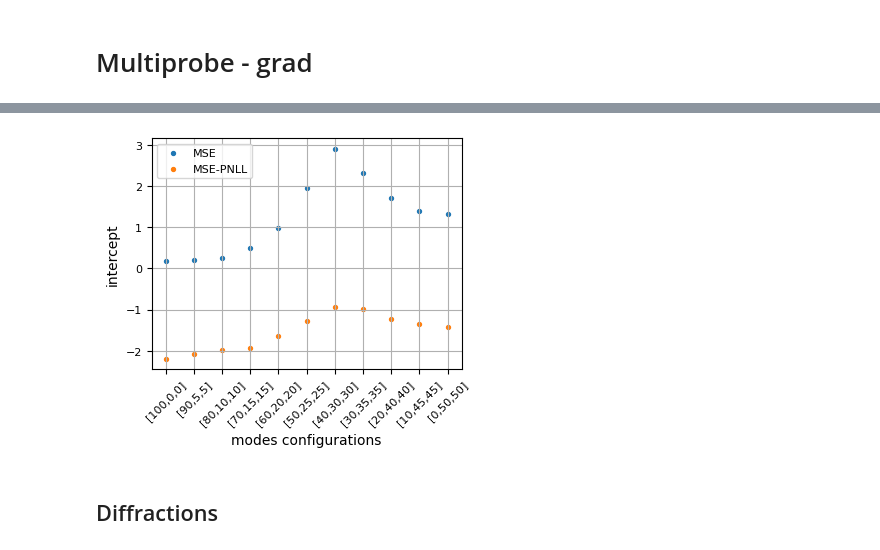
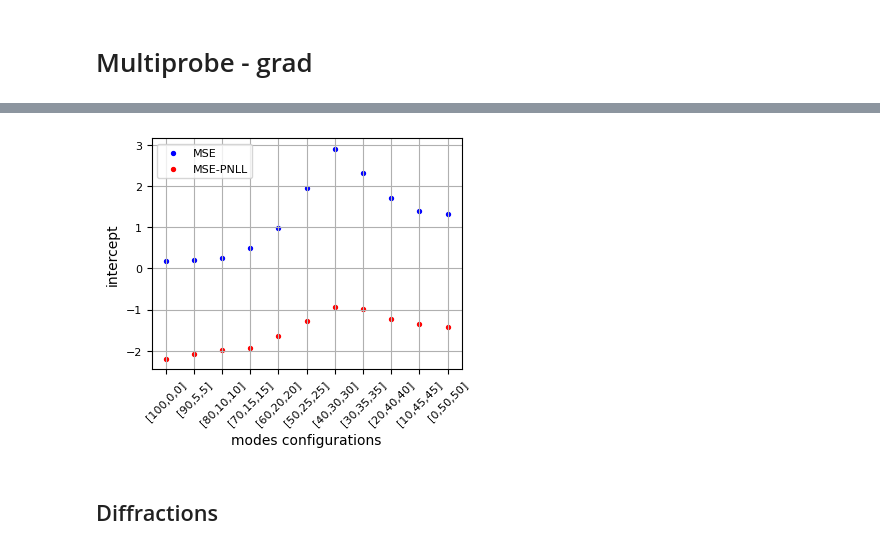
Before and after one commit to raphassaraf/Signal-and-noise-in-ptychographic-imaging, a Jupyter notebook: analysis_final.ipynb, the cells around one changed output, grey strips where cells are left out. Saved outputs shown, nothing was run; the diff lists cells and outputs as text; code cells hidden in the pictures.

```diff
--- a/analysis_final.ipynb
+++ b/analysis_final.ipynb
@@ -101,3 +145,23 @@ f.tight_layout()
 f.savefig('figures/fluence_variation.png', bbox_inches='tight')
 # %% [output]
 [figure]
+# %%
+### MSE reconstruction images ###
+flu_idx = [18, 19, 34, 51]
+
+fig, ax = plt.subplots(2, 4, figsize=(16, 6))
+for i, flu in enumerate(flu_idx):
+    im_abs = ax[0, i].imshow(t.abs(rec_dict['object_mse'][fluences[flu]]), cmap='magma')
+    fig.colorbar(im_abs, ax=ax[0, i], orientation='vertical', format=tkr.FormatStrFormatter('%.2f'))
+    im_phase = ax[1, i].imshow(t.angle(rec_dict['object_mse'][fluences[flu]]), cmap='magma')
+    fig.colorbar(im_phase, ax=ax[1, i], orientation='vertical', format=tkr.FormatStrFormatter('%.2f'))
+    ax[0, i].set_title(f'{fluences[flu]:.1f} photons/pixel')
+
+for a in ax.flatten():
+    a.set_xticks([])
+    a.set_yticks([])
+ax[0, 0].set_ylabel('amplitude')
+ax[1, 0].set_ylabel('phase')
+fig.tight_layout()
+
+fig.savefig('figures/rec_imgs_mse.png', bbox_inches='tight')
@@ -103,0 +170,20 @@ f.savefig('figures/fluence_variation.png', bbox_inches='tight')
+# %%
+### MSE-PNLL reconstruction images ###
+flu_idx = [6, 7, 34, 51]
+
+fig, ax = plt.subplots(2, 4, figsize=(16, 6))
+for i, flu in enumerate(flu_idx):
+    im_abs = ax[0, i].imshow(t.abs(rec_dict['object_mse_nll'][fluences[flu]]), cmap='magma')
+    fig.colorbar(im_abs, ax=ax[0, i], orientation='vertical', format=tkr.FormatStrFormatter('%.2f'))
+    im_phase = ax[1, i].imshow(t.angle(rec_dict['object_mse_nll'][fluences[flu]]), cmap='magma')
+    fig.colorbar(im_phase, ax=ax[1, i], orientation='vertical', format=tkr.FormatStrFormatter('%.2f'))
+    ax[0, i].set_title(f'{fluences[flu]:.1f} photons/pixel')
+
+for a in ax.flatten():
+    a.set_xticks([])
+    a.set_yticks([])
+ax[0, 0].set_ylabel('amplitude')
+ax[1, 0].set_ylabel('phase')
+fig.tight_layout()
+
+fig.savefig('figures/rec_imgs_mse_pnll.png', bbox_inches='tight')
@@ -212,32 +300,32 @@ f.savefig('figures/metrics_grad.png', bbox_inches='tight')
 # %%
 start = np.argwhere(fluences >= 1e3).min()
 X_mse = np.log(fluences[start:])
 y_list_log_mse = np.log(mse_dict['object_mse'][:, start:])
 X_pnll = np.log(fluences[start:-1])
 y_list_log_pnll = np.log(mse_dict['object_mse_nll'][:, start:-1])
 
 def rec_fit(x, b):
     return -1 * x + b
 
 intercept_list_mse, intercept_list_pnll = [], []
 for y_mse in y_list_log_mse:
     intercept_mse, _ = curve_fit(rec_fit, X_mse, y_mse)
     intercept_list_mse.append(intercept_mse)
 for y_pnll in y_list_log_pnll:
     intercept_pnll, _ = curve_fit(rec_fit, X_pnll, y_pnll)
     intercept_list_pnll.append(intercept_pnll)
 
 f, ax = plt.subplots(1, 1, figsize=(4, 3))
-ax.scatter(range(11), intercept_list_mse, label=f'MSE', s=8)
-ax.scatter(range(11), intercept_list_pnll, label=f'MSE-PNLL', s=8)
+ax.scatter(range(11), intercept_list_mse, label=f'MSE', s=8, c='blue')
+ax.scatter(range(11), intercept_list_pnll, label=f'MSE-PNLL', s=8, c='red')
 ax.set_xticks(range(11), modes_config, rotation=45)
 ax.set_ylabel('intercept')
 ax.set_xlabel('modes configurations')
 ax.legend()
 ax.grid()
 f.savefig('figures/intercept_grad.png', bbox_inches='tight')
 # %% [output]
-[figure, old version]
+[figure, new version]
 # %%
 idx_flu = [5, 6, 8, 14]
 idx_grad = [0, 7, 10]
```
Also changed, not shown: parts of 12 cells of this notebook, 14 other files.
